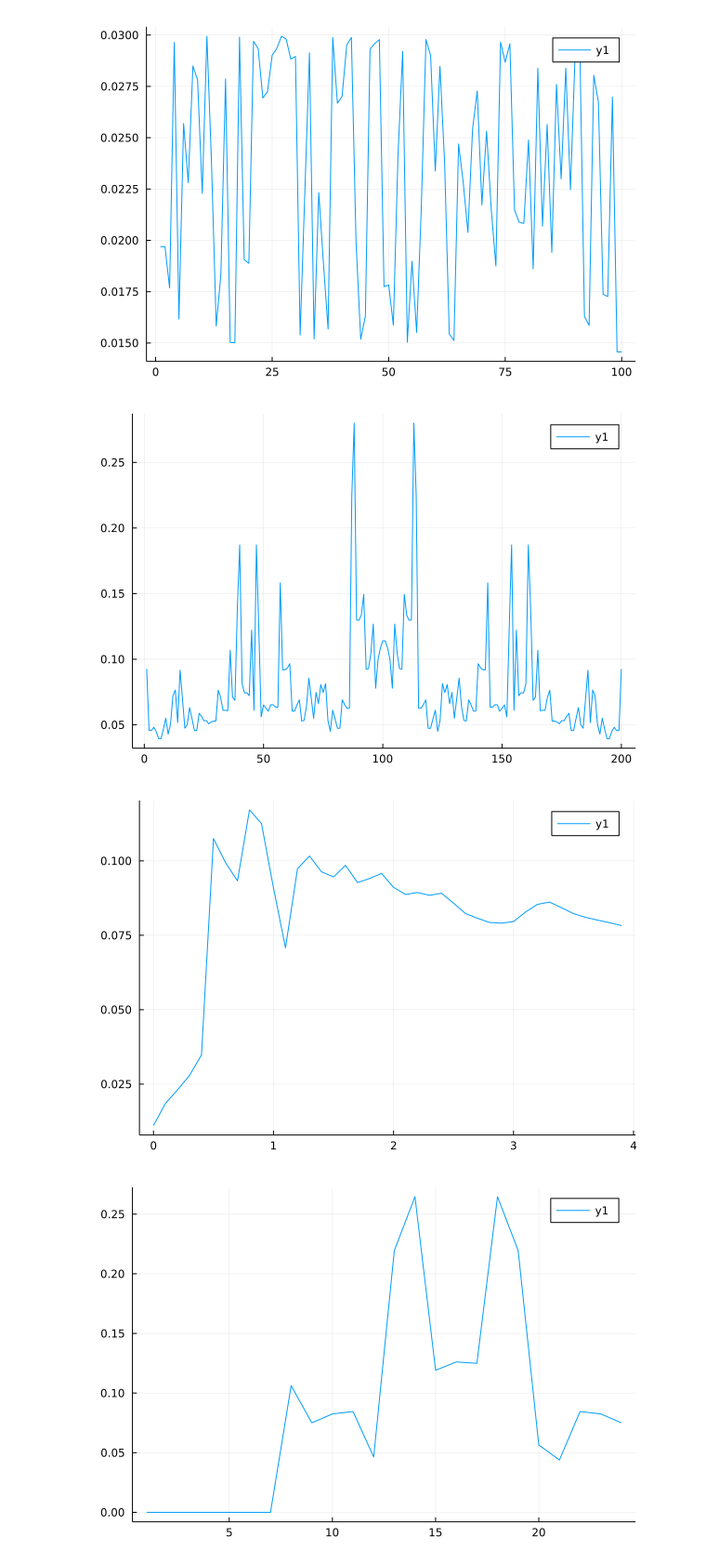
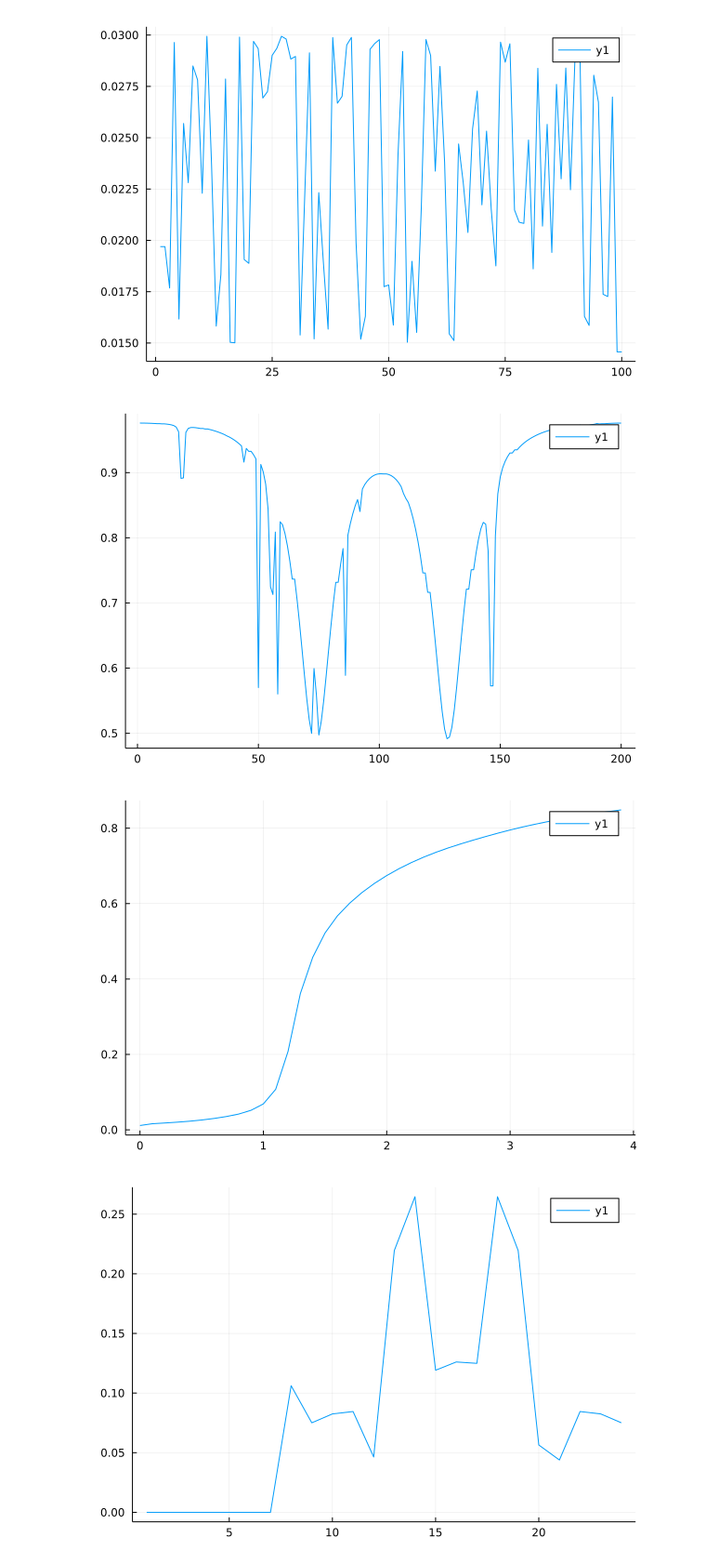
Before and after one commit to jamblejoe/PKS_Julia_Hackathon, a Jupyter notebook: notebooks/IPR Testing copy.ipynb, the cells around one changed output. Shown: that part at 93% size. Drawn from its saved outputs; the diff is of its cells as text; code cells hidden in the pictures.

Commit message:
plots for incommensurate onsite potential

```diff
--- a/notebooks/IPR Testing copy.ipynb
+++ b/notebooks/IPR Testing copy.ipynb
@@ -60,26 +60,26 @@ plot_ipr
 # %%
 # compare different disorder strengths
 plot_compare = plot()
 width_range = [0.0+0.1*(i-1) for i=1:40]
 average = zeros(length(width_range))
 for (i, width) in enumerate(width_range)
-    ham = quasiperiodic_hamiltonian(L, Float64(pi), t, width, E, qp_type="hopping");
+    ham = quasiperiodic_hamiltonian(L, 1/Float64(pi), t, width, E, qp_type="site");
     evecs_list = eigvecs(ham)
     ipr2 = inverse_participation_ratio(evecs_list)
     average[i] = sum(ipr2)/length(ipr2)
     #plot_compare = plot!(1:L, ipr2 )
     if i==length(width_range)
         plot_compare = plot!(1:L, ipr2 )
     end
 end
 
 plot_compare_average = plot(width_range,average)
 
 display(plot_compare)
 display(plot_compare_average)
 # %% [output]
-[figure, old version]
+[figure, new version]
-[figure, old version]
+[figure, new version]
 # %%
 # energy resolved ipr
 bins = LinRange(-0.6,3.3,25)
```
